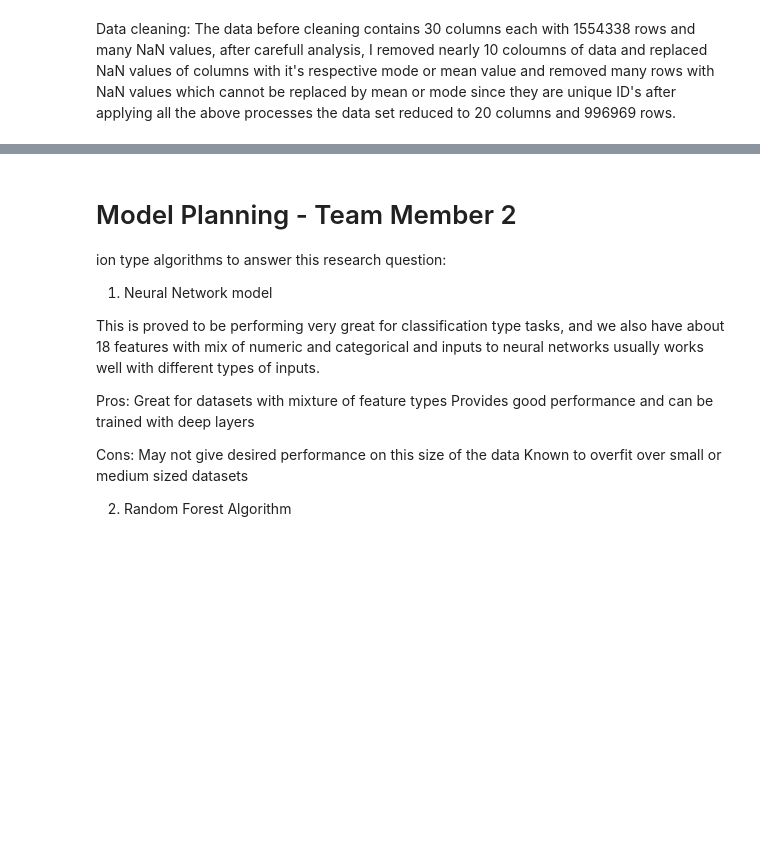
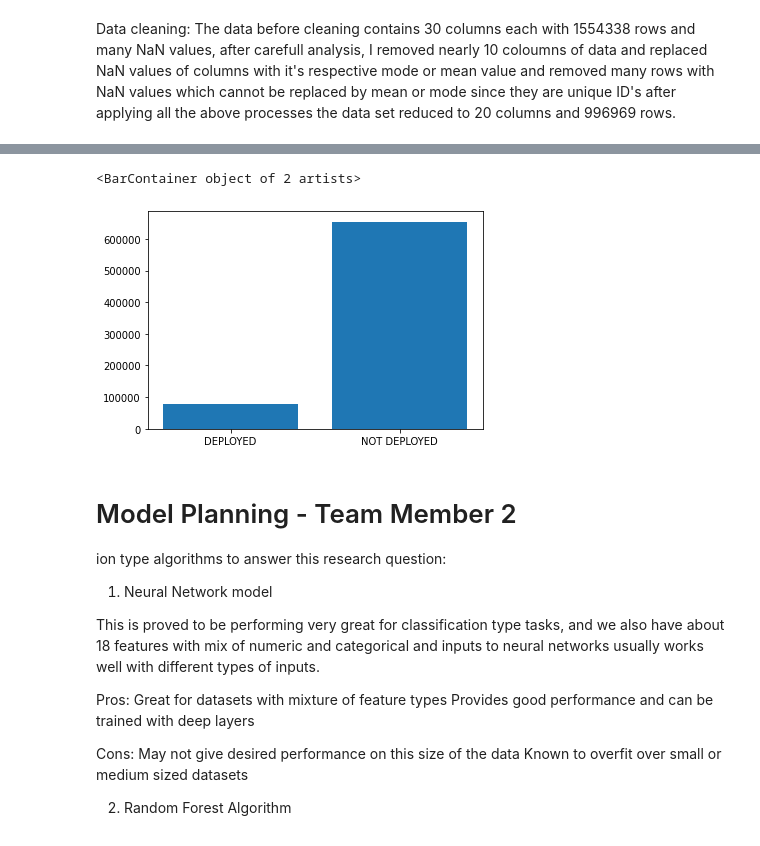
Before and after one commit to CS418/group-project-seven, a Jupyter notebook: team_seven_CS_418.ipynb, the cells around one changed output, grey strips where cells are left out. Saved outputs shown, nothing was run; the diff lists cells and outputs as text; code cells hidden in the pictures; blank space fills up the shorter version.

Commit message:
Update team_seven_CS_418.ipynb
Added a visualization

```diff
--- a/team_seven_CS_418.ipynb
+++ b/team_seven_CS_418.ipynb
@@ -1159,3 +975,10 @@ df = pd.read_csv('/Users/Vamsi/Chicago_Traffic_Dataset/Traffic_Crashes_People.cs
+# %%
+import pandas as pd
+import numpy as np
+import os
+path = os.path.join('C:' + os.sep, 'Users', 'Vamsi', 'Desktop', 'Traffic_Crashes_-_People (2).csv')
+df = pd.read_csv(path, low_memory=False)
+#df = pd.read_csv('\Users\vamsi\Desktop\Traffic_Crashes_-_People (2).csv')
 # %%
 #Removing unwanted coloumns.
 df.drop('DRIVERS_LICENSE_STATE', inplace=True, axis=1)
@@ -1295,3 +1274,20 @@ Data cleaning: The data before cleaning contains 30 columns each with 1554338 ro
+# %%
+import matplotlib.pyplot as plt
+df['AIRBAG_DEPLOYED'].unique()
+airbag_count = df.groupby(['AIRBAG_DEPLOYED'])['AIRBAG_DEPLOYED'].count()
+airbags_deployed_df = df[df['AIRBAG_DEPLOYED'].str.contains("DEPLOYED")]
+airbags_not_deployed_df = df[df['AIRBAG_DEPLOYED'].str.contains("DID NOT DEPLOY")]
+
+
+total_deployed = len(airbags_deployed_df)
+
+total_not_deployed = len(airbags_not_deployed_df)
+
+x_ticks = ['DEPLOYED', "NOT DEPLOYED"]
+plt.bar(x_ticks, [total_deployed, total_not_deployed])
+# %% [output]
+<BarContainer object of 2 artists>
+[figure, added]
 # %% [markdown]
 # Model Planning - Team Member 2
 
```
Also changed, not shown: parts of 67 cells of this notebook.
